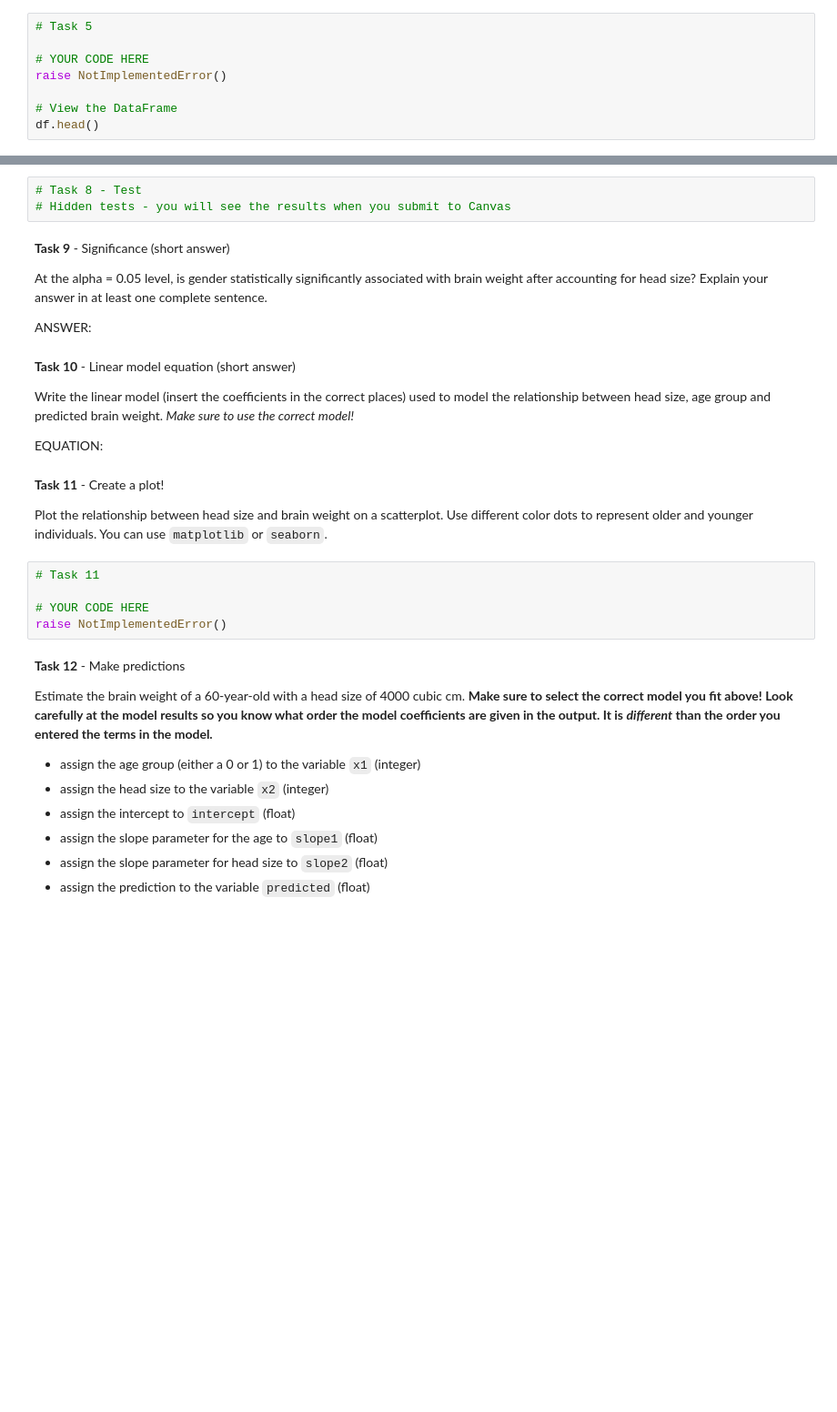
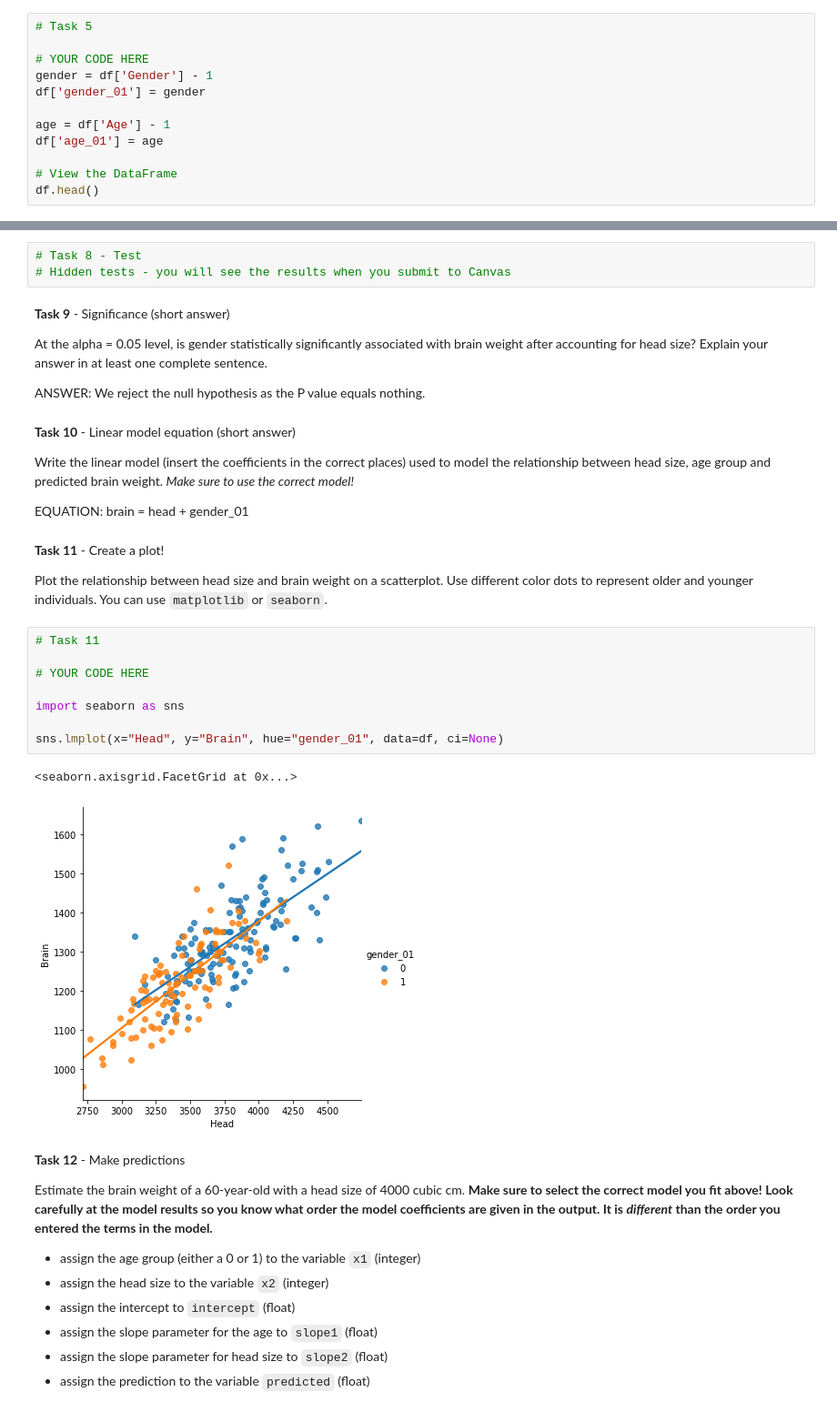
Before and after one commit to lucaanescu/DS-Unit-1-Sprint-3-Linear-Algebra, a Jupyter notebook: LS_DS_133_Multiple_Regression_Assignment_AG.ipynb, the cells around one changed output, grey strips where cells are left out. Shown at 91% size. Drawn from its saved outputs; the diff is of its cells as text; blank space fills up the shorter version.

```diff
--- a/LS_DS_133_Multiple_Regression_Assignment_AG.ipynb
+++ b/LS_DS_133_Multiple_Regression_Assignment_AG.ipynb
@@ -158,7 +183,11 @@ Right now age and gender are coded with 1 and 2.  A more conventional way to enc
 # Task 5
 
 # YOUR CODE HERE
-raise NotImplementedError()
+gender = df['Gender'] - 1
+df['gender_01'] = gender
+
+age = df['Age'] - 1
+df['age_01'] = age
 
 # View the DataFrame
 df.head()
@@ -256,22 +328,28 @@ print(model_3.summary())
 
 At the alpha = 0.05 level, is gender statistically significantly associated with brain weight after accounting for head size?  Explain your answer in at least one complete sentence.
 
-ANSWER:
+ANSWER: We reject the null hypothesis as the P value equals nothing.
 # %% [markdown]
 **Task 10** - Linear model equation (short answer)
 
 Write the linear model (insert the coefficients in the correct places) used to model the relationship between head size, age group and predicted brain weight. *Make sure to use the correct model!*
 
-EQUATION:
+EQUATION: brain = head + gender_01
 # %% [markdown]
 **Task 11** - Create a plot!
 
 Plot the relationship between head size and brain weight on a scatterplot. Use different color dots to represent older and younger individuals. You can use `matplotlib` or `seaborn`.
-# %%
-# Task 11
-
-# YOUR CODE HERE
-raise NotImplementedError()
+# %%
+# Task 11
+
+# YOUR CODE HERE
+
+import seaborn as sns
+
+sns.lmplot(x="Head", y="Brain", hue="gender_01", data=df, ci=None)
+# %% [output]
+<seaborn.axisgrid.FacetGrid at 0x...>
+[figure, added]
 # %% [markdown]
 **Task 12** - Make predictions
 
```
Also changed, not shown: parts of 16 cells of this notebook.
